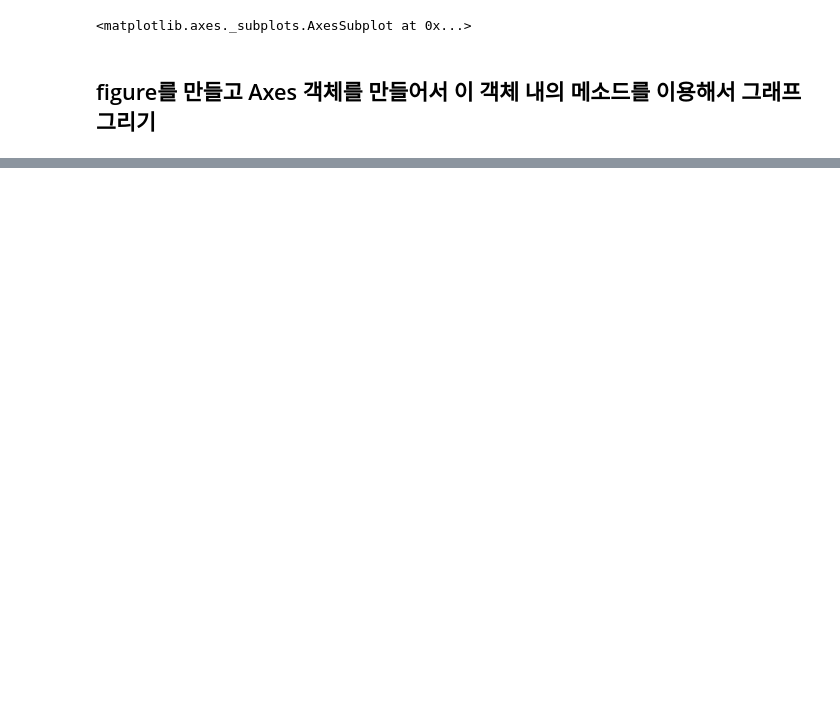
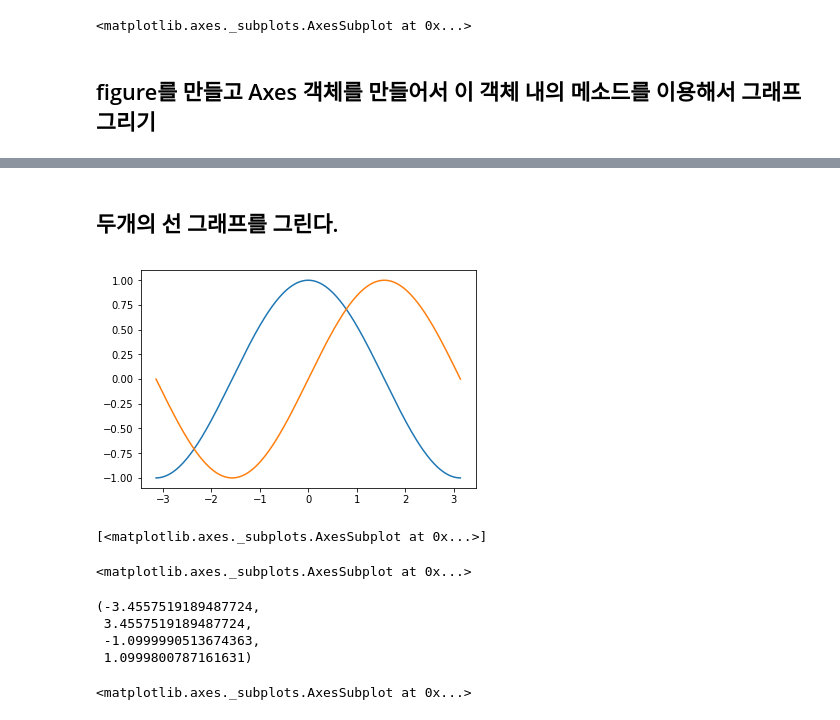
Before and after one commit to zerosum99/python_matplotlib, a Jupyter notebook: matplotlib 100_axes와 axessubplot 처리의 차이점.ipynb, the cells around one changed output, grey strips where cells are left out. Drawn from its saved outputs; the diff is of its cells as text; code cells hidden in the pictures; blank space fills up the shorter version.

```diff
--- a/matplotlib 100_axes와 axessubplot 처리의 차이점.ipynb
+++ b/matplotlib 100_axes와 axessubplot 처리의 차이점.ipynb
@@ -355,0 +366,32 @@ mpl_fig
+# %% [markdown]
+## 두개의 선 그래프를 그린다.
+# %%
+X = np.linspace(-np.pi, np.pi, 256, endpoint=True)
+C,S = np.cos(X), np.sin(X)
+
+plt.plot(X,C)
+plt.plot(X,S)
+a = plt.gcf()
+
+plt.show()
+# %% [output]
+[figure, added]
+# %%
+a.axes
+# %% [output]
+[<matplotlib.axes._subplots.AxesSubplot at 0x...>]
+# %%
+a.axes[0]
+# %% [output]
+<matplotlib.axes._subplots.AxesSubplot at 0x...>
+# %%
+a.axes[0].axis()
+# %% [output]
+(-3.4557519189487724,
+ 3.4557519189487724,
+ -1.0999990513674363,
+ 1.0999800787161631)
+# %%
+a.axes[0].axes
+# %% [output]
+<matplotlib.axes._subplots.AxesSubplot at 0x...>
```
Also changed, not shown: parts of 16 cells of this notebook.
